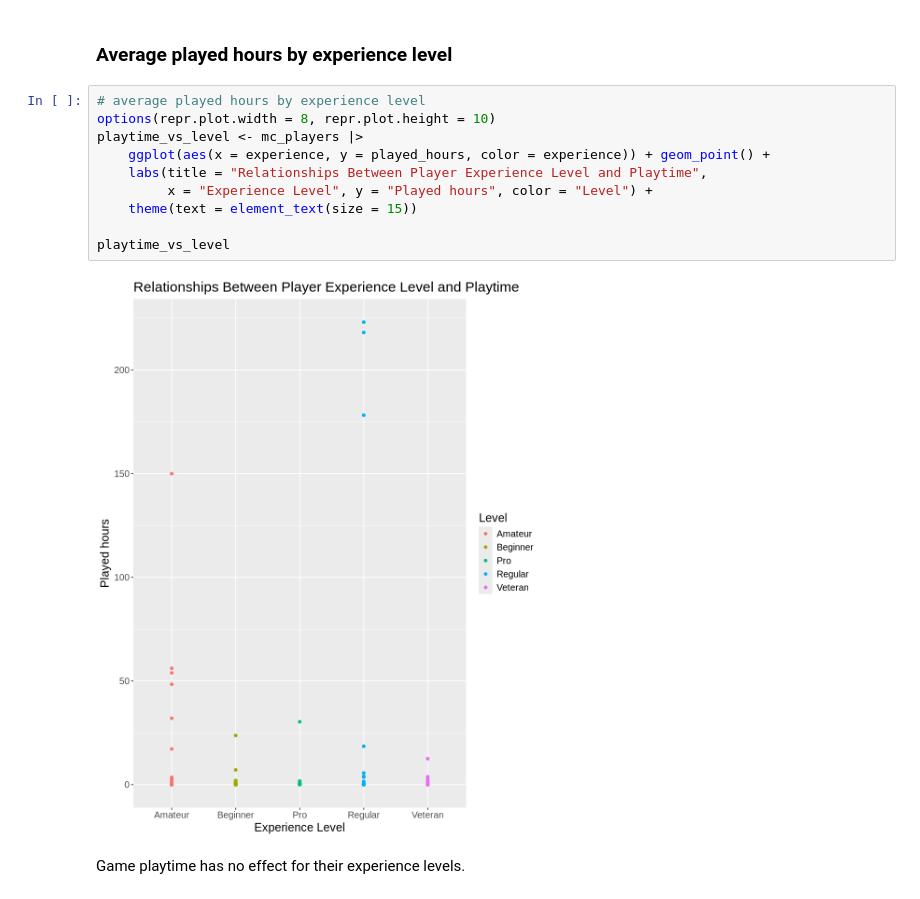
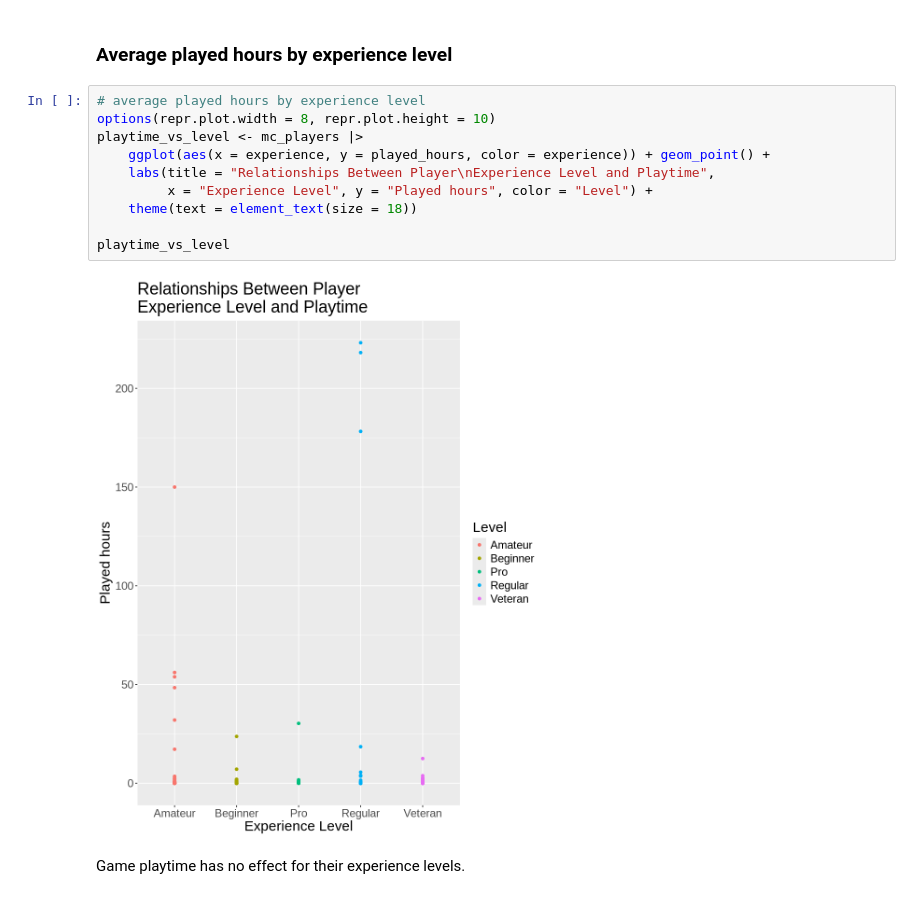
Before and after one commit to gaogaowara-cmd/dsci-100-project-group9-18, a Jupyter notebook: DSCI100_individual.ipynb, the cells around one changed output. Cells and saved outputs as stored; diff of their text form.

Commit message:
Fix graph issue_4

```diff
--- a/DSCI100_individual.ipynb
+++ b/DSCI100_individual.ipynb
@@ -157,15 +157,15 @@ This plot shows most players are around 20 years old.
 # %%
 # average played hours by experience level
 options(repr.plot.width = 8, repr.plot.height = 10)
 playtime_vs_level <- mc_players |>
     ggplot(aes(x = experience, y = played_hours, color = experience)) + geom_point() +
-    labs(title = "Relationships Between Player Experience Level and Playtime",
+    labs(title = "Relationships Between Player\nExperience Level and Playtime",
          x = "Experience Level", y = "Played hours", color = "Level") +
-    theme(text = element_text(size = 15))
+    theme(text = element_text(size = 18))
 
 playtime_vs_level
 # %% [output]
-[figure, old version]
+[figure, new version]
 # %% [markdown]
 Game playtime has no effect for their experience levels.
 # %% [markdown]
```
